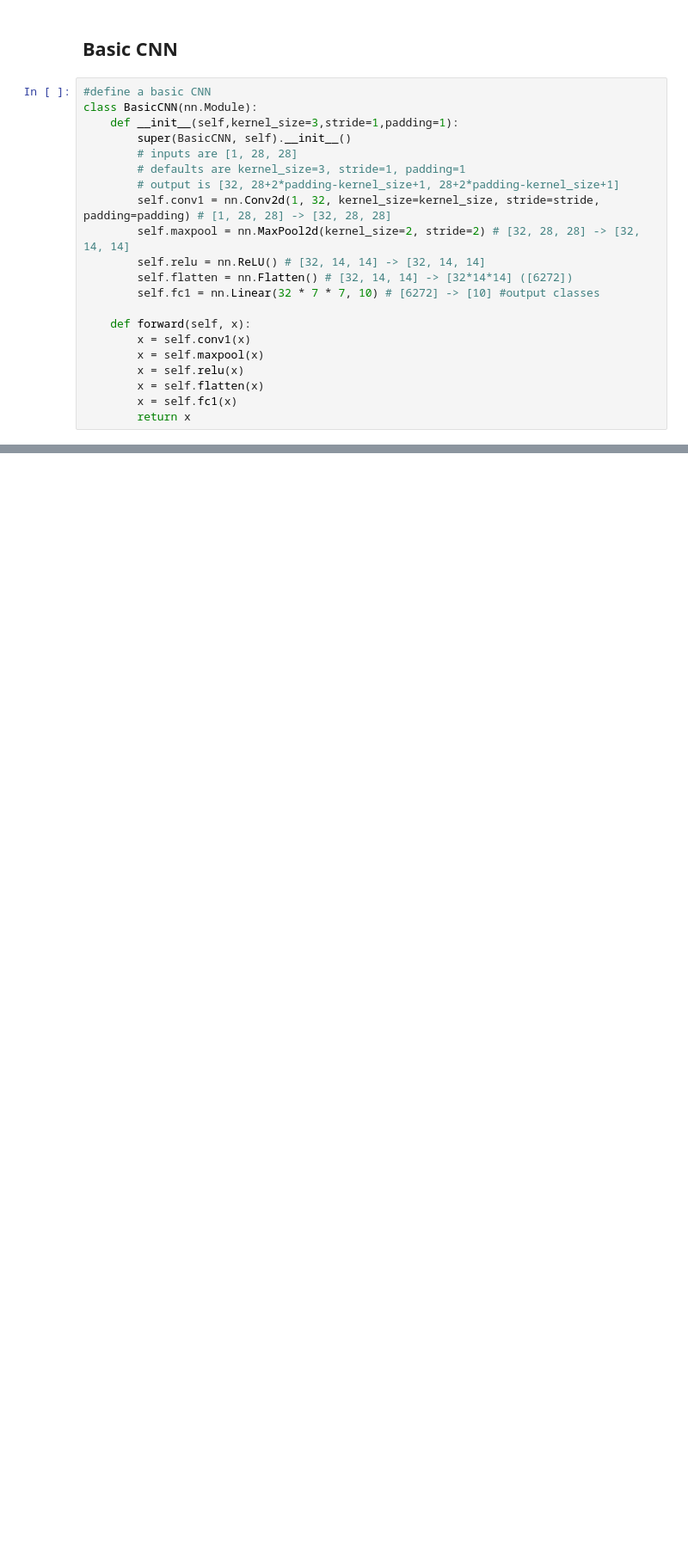
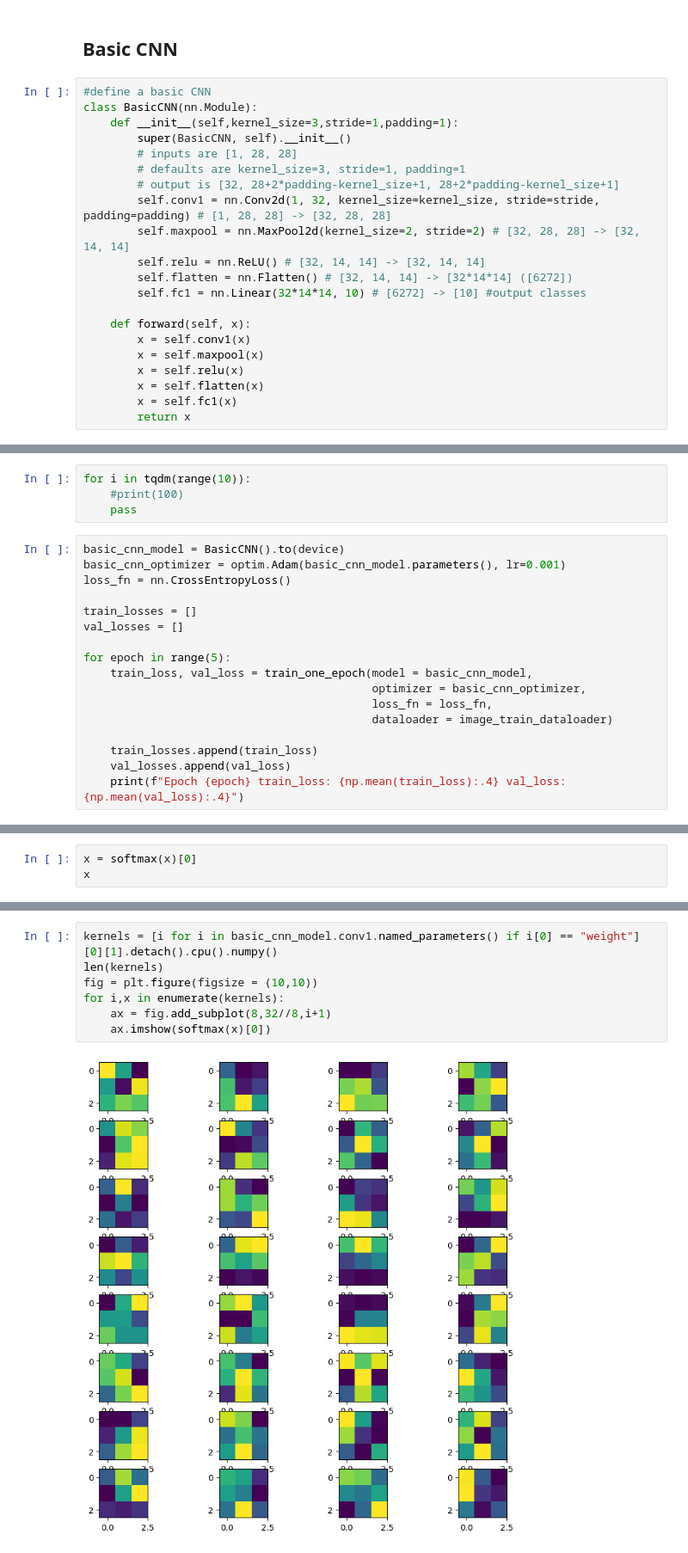
Before and after one commit to brunombatinica/cv_demos, a Jupyter notebook: notebooks/mnist_demo.ipynb, the cells around one changed output, grey strips where cells are left out. Shown at 86% size. Saved outputs shown, nothing was run; the diff lists cells and outputs as text; blank space fills up the shorter version.

```diff
--- a/notebooks/mnist_demo.ipynb
+++ b/notebooks/mnist_demo.ipynb
@@ -291,7 +334,7 @@ class BasicCNN(nn.Module):
         self.maxpool = nn.MaxPool2d(kernel_size=2, stride=2) # [32, 28, 28] -> [32, 14, 14]
         self.relu = nn.ReLU() # [32, 14, 14] -> [32, 14, 14]
         self.flatten = nn.Flatten() # [32, 14, 14] -> [32*14*14] ([6272])
-        self.fc1 = nn.Linear(32 * 7 * 7, 10) # [6272] -> [10] #output classes
+        self.fc1 = nn.Linear(32*14*14, 10) # [6272] -> [10] #output classes
 
     def forward(self, x):
         x = self.conv1(x)
@@ -304,0 +375,21 @@ class BasicCNN(nn.Module):
+# %%
+for i in tqdm(range(10)):
+    #print(100)
+    pass
+# %%
+basic_cnn_model = BasicCNN().to(device)
+basic_cnn_optimizer = optim.Adam(basic_cnn_model.parameters(), lr=0.001)
+loss_fn = nn.CrossEntropyLoss()
+
+train_losses = []
+val_losses = []
+
+for epoch in range(5):
+    train_loss, val_loss = train_one_epoch(model = basic_cnn_model,
+                                           optimizer = basic_cnn_optimizer,
+                                           loss_fn = loss_fn,
+                                           dataloader = image_train_dataloader)
+
+    train_losses.append(train_loss)
+    val_losses.append(val_loss)
+    print(f"Epoch {epoch} train_loss: {np.mean(train_loss):.4} val_loss: {np.mean(val_loss):.4}")
@@ -304,0 +413,3 @@ class BasicCNN(nn.Module):
+# %%
+x = softmax(x)[0]
+x
@@ -304,0 +426,9 @@ class BasicCNN(nn.Module):
+# %%
+kernels = [i for i in basic_cnn_model.conv1.named_parameters() if i[0] == "weight"][0][1].detach().cpu().numpy()
+len(kernels)
+fig = plt.figure(figsize = (10,10))
+for i,x in enumerate(kernels):
+    ax = fig.add_subplot(8,32//8,i+1)
+    ax.imshow(softmax(x)[0])
+# %% [output]
+[figure, added]
```
Also changed, not shown: parts of 25 cells of this notebook.
